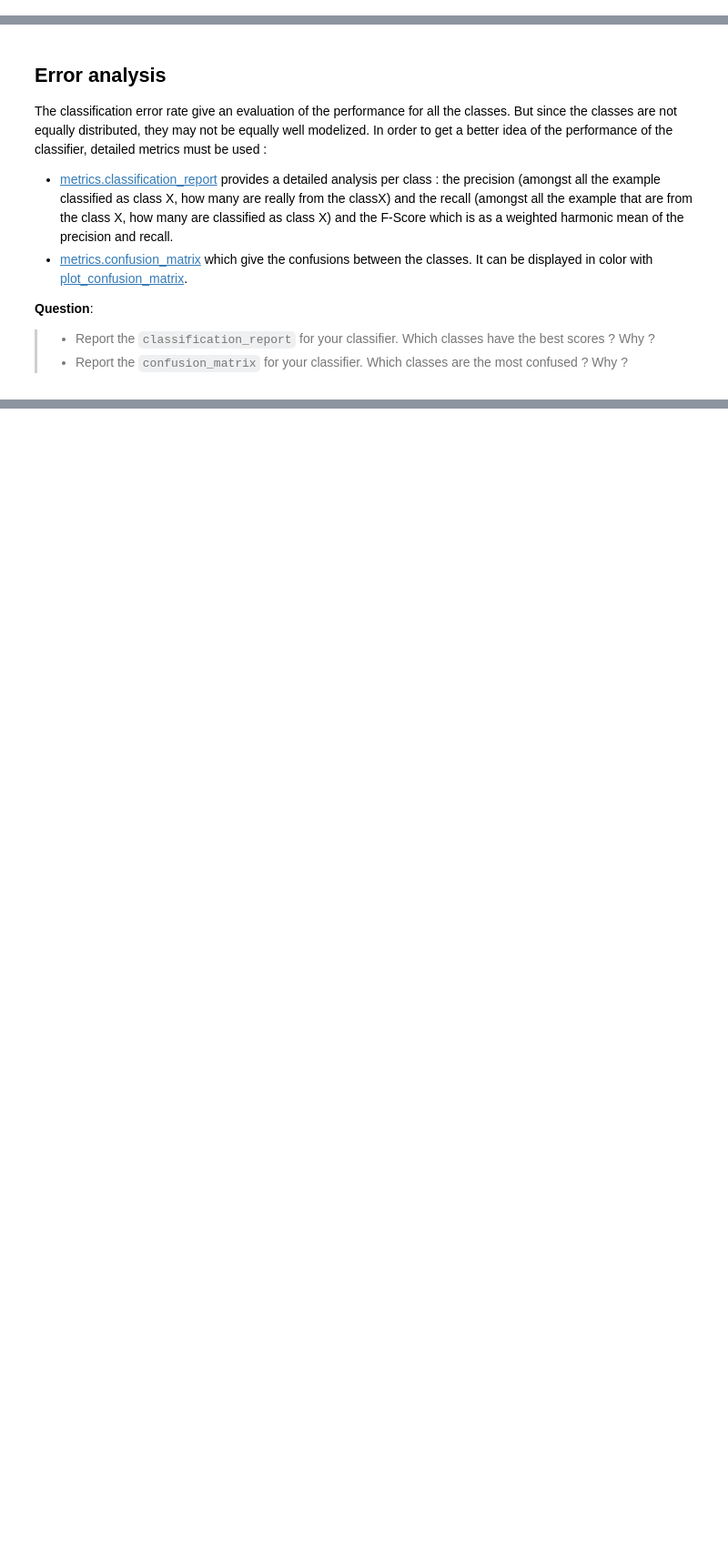
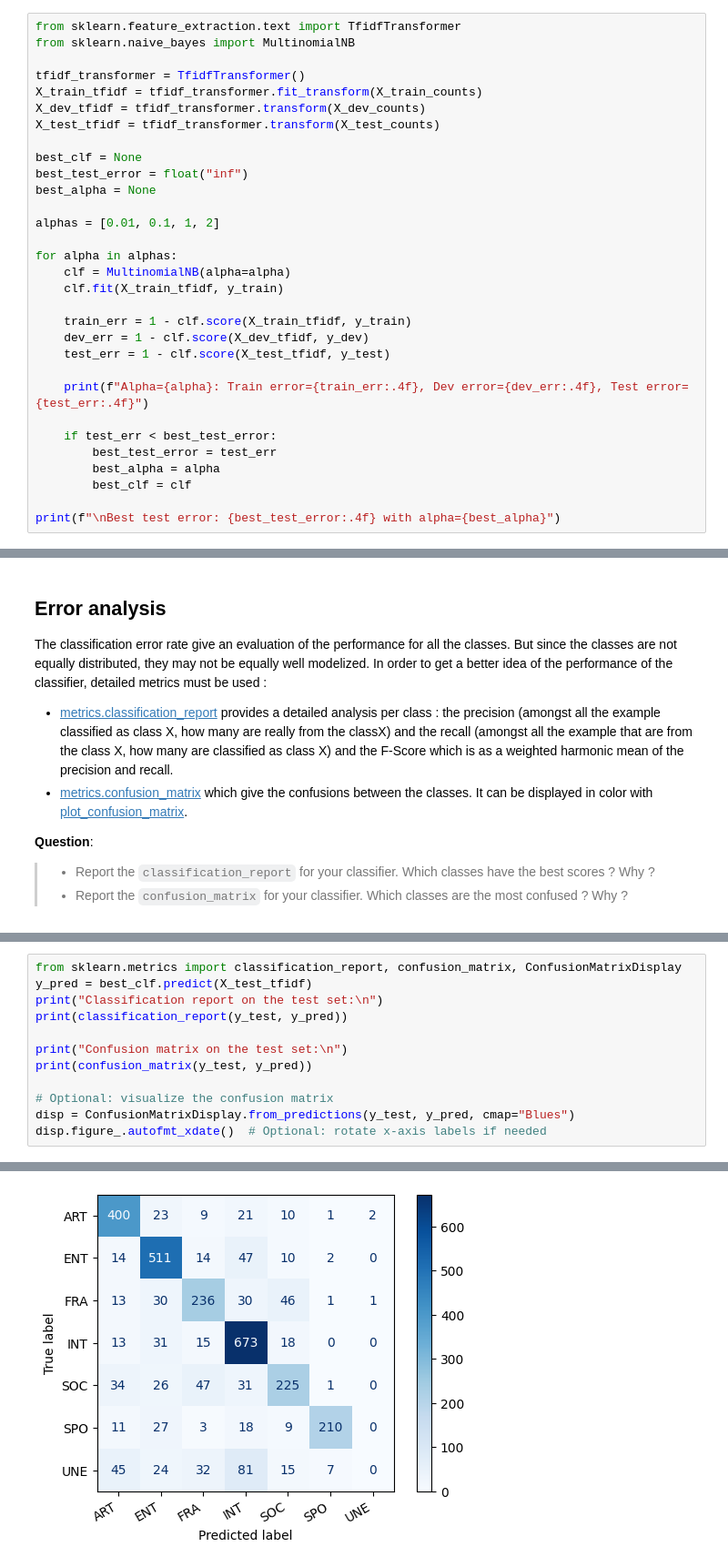
Before and after one commit to tonylauze/nlp-lab-text-classification, a Jupyter notebook: TextClassification_LeMonde.ipynb, the cells around one changed output, grey strips where cells are left out. Shown at 91% size. Drawn from its saved outputs; the diff is of its cells as text; blank space fills up the shorter version.

```diff
--- a/TextClassification_LeMonde.ipynb
+++ b/TextClassification_LeMonde.ipynb
@@ -153,0 +171,31 @@ from sklearn.feature_extraction.text import TfidfTransformer
+# %%
+from sklearn.feature_extraction.text import TfidfTransformer
+from sklearn.naive_bayes import MultinomialNB
+
+tfidf_transformer = TfidfTransformer()
+X_train_tfidf = tfidf_transformer.fit_transform(X_train_counts)
+X_dev_tfidf = tfidf_transformer.transform(X_dev_counts)
+X_test_tfidf = tfidf_transformer.transform(X_test_counts)
+
+best_clf = None
+best_test_error = float("inf")
+best_alpha = None
+
+alphas = [0.01, 0.1, 1, 2]
+
+for alpha in alphas:
+    clf = MultinomialNB(alpha=alpha)
+    clf.fit(X_train_tfidf, y_train)
+
+    train_err = 1 - clf.score(X_train_tfidf, y_train)
+    dev_err = 1 - clf.score(X_dev_tfidf, y_dev)
+    test_err = 1 - clf.score(X_test_tfidf, y_test)
+
+    print(f"Alpha={alpha}: Train error={train_err:.4f}, Dev error={dev_err:.4f}, Test error={test_err:.4f}")
+
+    if test_err < best_test_error:
+        best_test_error = test_err
+        best_alpha = alpha
+        best_clf = clf
+
+print(f"\nBest test error: {best_test_error:.4f} with alpha={best_alpha}")
@@ -169,0 +221,13 @@ from sklearn.metrics import classification_report, ConfusionMatrixDisplay
+# %%
+from sklearn.metrics import classification_report, confusion_matrix, ConfusionMatrixDisplay
+y_pred = best_clf.predict(X_test_tfidf)
+print("Classification report on the test set:\n")
+print(classification_report(y_test, y_pred))
+
+print("Confusion matrix on the test set:\n")
+print(confusion_matrix(y_test, y_pred))
+
+# Optional: visualize the confusion matrix
+disp = ConfusionMatrixDisplay.from_predictions(y_test, y_pred, cmap="Blues")
+disp.figure_.autofmt_xdate()  # Optional: rotate x-axis labels if needed
+# %% [output]
@@ -170,3 +251,4 @@ from sklearn.metrics import classification_report, ConfusionMatrixDisplay
+[figure, added]
 # %% [markdown]
 ## Data re-configuration
 After the error analysis, we came to the conclusion that one of the class can not be distinguised from the others. There is no use trying to solve an impossible problem.
```
Also changed, not shown: parts of 20 cells of this notebook, 2 other files.
